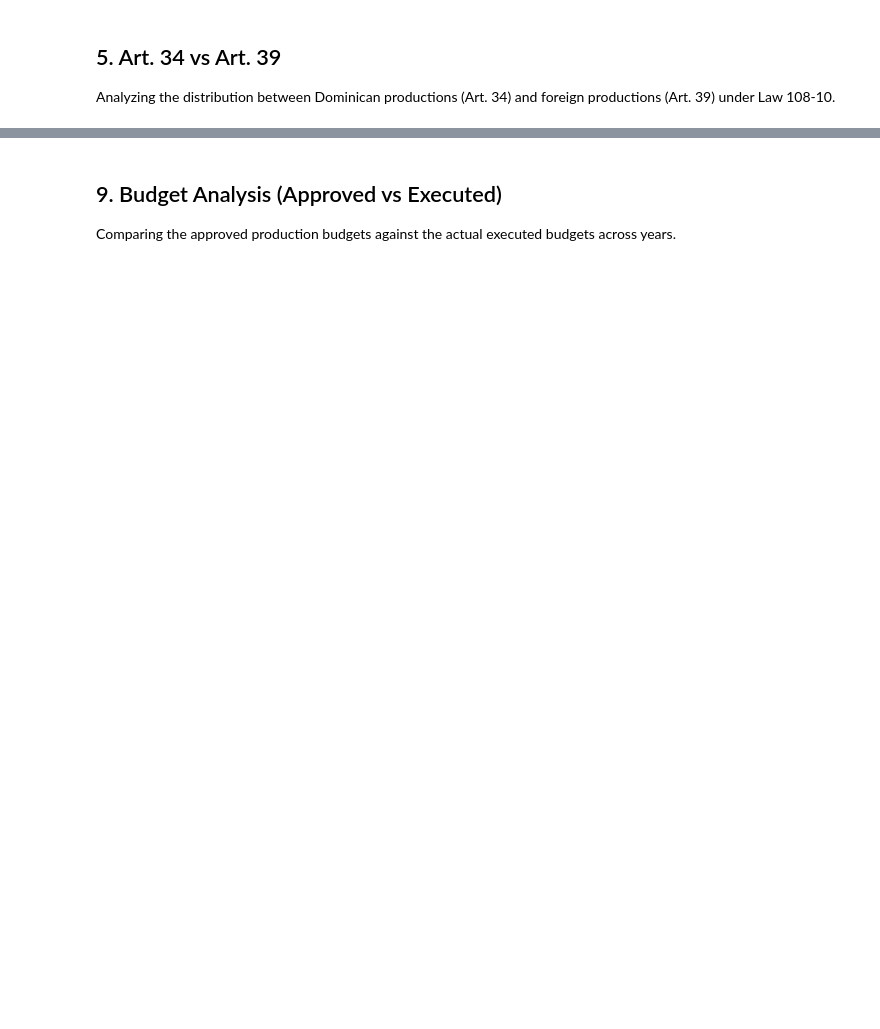
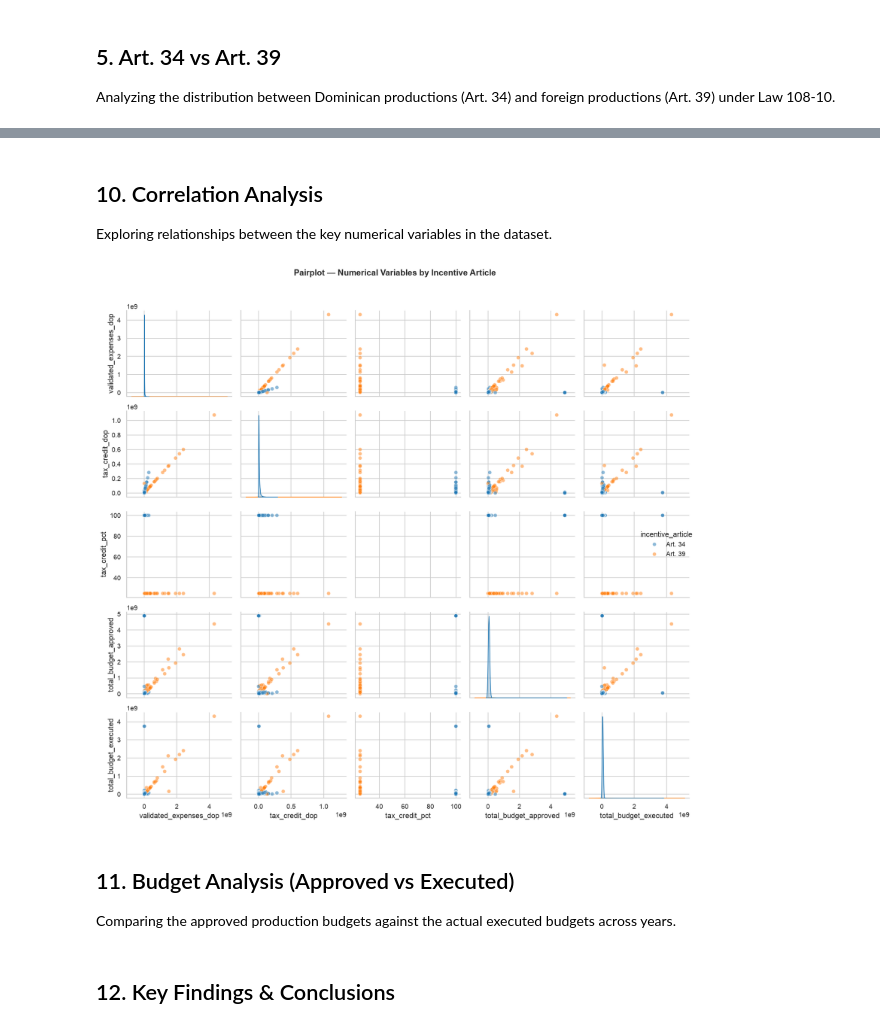
Before and after one commit to jorgedoiany/dominican-film-dashboard, a Jupyter notebook: notebooks/02_eda_cipac.ipynb, the cells around one changed output, grey strips where cells are left out. Drawn from its saved outputs; the diff is of its cells as text; code cells hidden in the pictures; blank space fills up the shorter version.

```diff
--- a/notebooks/02_eda_cipac.ipynb
+++ b/notebooks/02_eda_cipac.ipynb
@@ -400,5 +601,53 @@ fig.show()
+# %% [markdown]
+## 10. Correlation Analysis
+
+Exploring relationships between the key numerical variables in the dataset.
+# %%
+# Correlation matrix
+numeric_cols = ['validated_expenses_dop', 'tax_credit_dop', 'tax_credit_pct',
+                'total_budget_approved', 'total_budget_executed']
+
+corr = df_approved[numeric_cols].corr()
+
+fig = px.imshow(
+    corr,
+    text_auto=True,
+    color_continuous_scale='RdBu_r',
+    zmin=-1,
+    zmax=1,
+    title='Correlation Matrix — Numerical Variables'
+)
+fig.update_layout(
+    width=600,
+    height=500,
+    coloraxis_colorbar=dict(title='Correlation')
+)
+fig.show()
+# %%
+# Pairplot
+pairplot_df = df_approved[numeric_cols + ['incentive_article']].dropna()
+pairplot_df['incentive_article'] = pairplot_df['incentive_article'].map({
+    'art_34': 'Art. 34',
+    'art_39': 'Art. 39'
+})
+
+g = sns.pairplot(
+    pairplot_df,
+    hue='incentive_article',
+    hue_order=['Art. 34', 'Art. 39'],
+    palette={'Art. 34': '#1f77b4', 'Art. 39': '#ff7f0e'},
+    plot_kws={'alpha': 0.5},
+    diag_kind='kde'
+)
+
+g.figure.suptitle('Pairplot — Numerical Variables by Incentive Article',
+                   fontsize=14, fontweight='bold', y=1.02)
+plt.tight_layout()
+plt.show()
+# %% [output]
+[figure, added]
 # %% [markdown]
-## 9. Budget Analysis (Approved vs Executed)
+## 11. Budget Analysis (Approved vs Executed)
 
 Comparing the approved production budgets against the actual executed budgets across years.
 # %%
@@ -457,3 +706,5 @@ fig.update_layout(
 )
 fig.add_hline(y=100, line_dash='dash', line_color='gray', annotation_text='100%')
 fig.show()
+# %% [markdown]
+## 12. Key Findings & Conclusions
```
Also changed, not shown: parts of 27 cells of this notebook, 2 other files.
